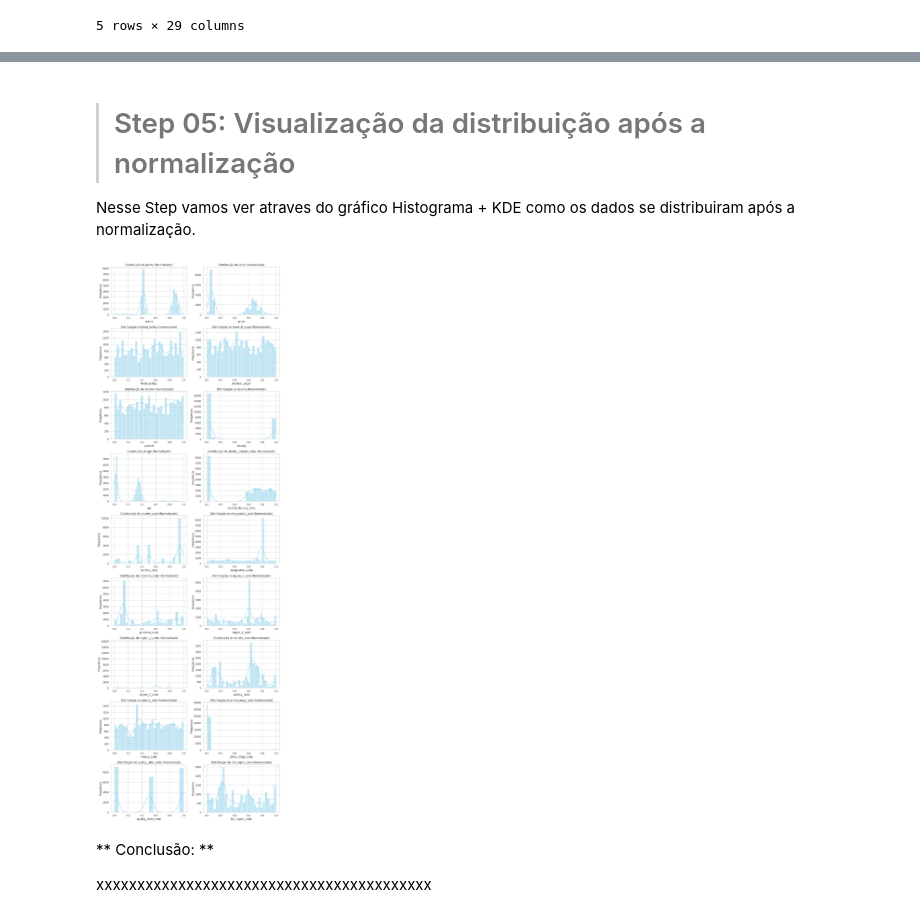
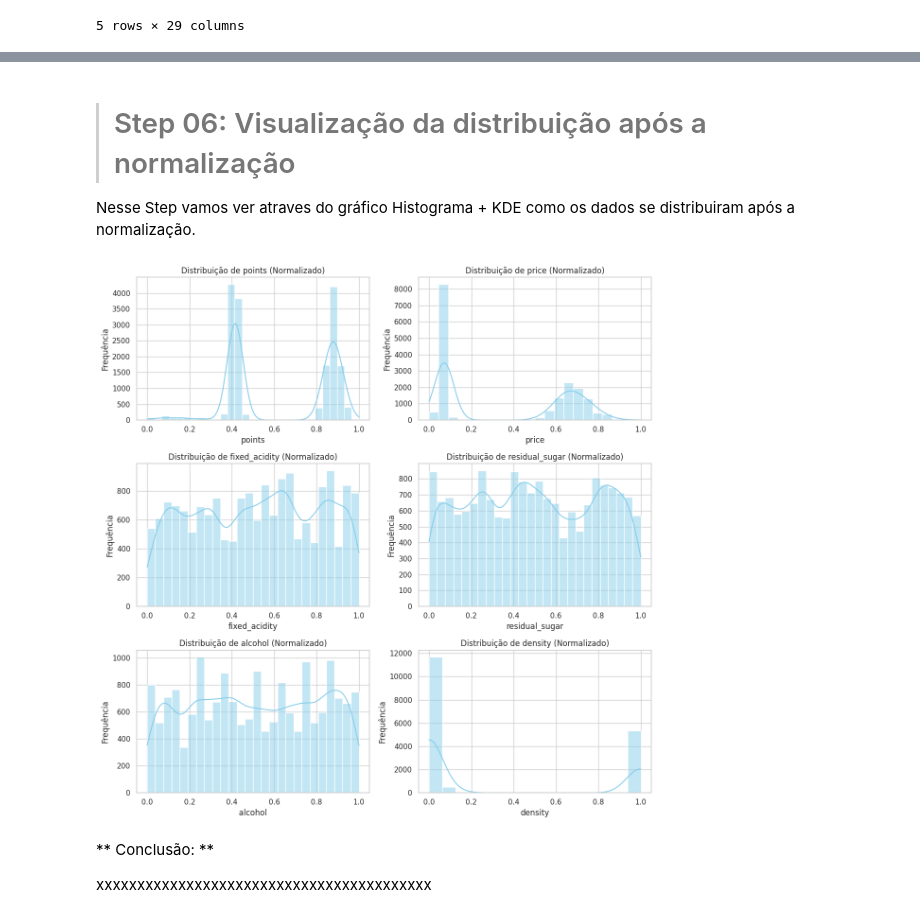
Before and after one commit to RodrigoMarenda/Analise_de_Dados, a Jupyter notebook: Wine_Quality.ipynb, the cells around one changed output, grey strips where cells are left out. Cells and saved outputs as stored; diff of their text form; code cells hidden in the pictures.

```diff
--- a/Wine_Quality.ipynb
+++ b/Wine_Quality.ipynb
@@ -1176,0 +1185,23 @@ df_final.head()
+# %%
+# Lista correta das colunas desejadas
+numeric_cols = ['points', 'price', 'fixed_acidity', 'residual_sugar', 'alcohol', 'density']
+
+# Seleciona apenas essas colunas
+X_train_selected = X_train[numeric_cols].copy()
+X_test_selected = X_test[numeric_cols].copy()
+
+# Inicializa o scaler
+scaler = MinMaxScaler()
+
+# Ajusta e transforma
+scaler.fit(X_train_selected)
+X_train_normalized = scaler.transform(X_train_selected)
+X_test_normalized = scaler.transform(X_test_selected)
+
+# Converte para DataFrame
+X_train_normalized_df = pd.DataFrame(X_train_normalized, columns=numeric_cols, index=X_train.index)
+X_test_normalized_df = pd.DataFrame(X_test_normalized, columns=numeric_cols, index=X_test.index)
+
+# Exibe as primeiras linhas
+print("\nPrimeiras 5 linhas dos dados normalizados (treino):")
+print(X_train_normalized_df.head())
@@ -1177,30 +1223,33 @@ df_final.head()
 # %% [markdown]
-> # Step 05: Visualização da distribuição após a normalização
+> # Step 06: Visualização da distribuição após a normalização
 
 Nesse Step vamos ver atraves do gráfico Histograma + KDE como os dados se distribuiram após a normalização.
 # %%
-# Visualização da distribuição após a normalização
-cols = df_normalizado.columns
+# Lista das colunas normalizadas
+numeric_cols = ['points', 'price', 'fixed_acidity', 'residual_sugar', 'alcohol', 'density']
+
+# Usa o DataFrame com dados normalizados (ex: X_train_normalized_df)
+cols = numeric_cols
 n_cols = 2
 n_rows = int(np.ceil(len(cols) / n_cols))
 
 fig, axes = plt.subplots(n_rows, n_cols, figsize=(12, 4 * n_rows))
 axes = axes.flatten()
 
 for i, col in enumerate(cols):
-    sns.histplot(df_normalizado[col], kde=True, ax=axes[i], color='skyblue')
+    sns.histplot(X_train_normalized_df[col], kde=True, ax=axes[i], color='skyblue')
     axes[i].set_title(f'Distribuição de {col} (Normalizado)')
     axes[i].set_xlabel(col)
     axes[i].set_ylabel('Frequência')
 
-# Remove eixos extras, caso existam
+# Remove eixos extras (caso sobre espaço no grid)
 for j in range(i + 1, len(axes)):
     fig.delaxes(axes[j])
 
 plt.tight_layout()
 plt.show()
 # %% [output]
-[figure, old version]
+[figure, new version]
 # %% [markdown]
 ** Conclusão: **
 
```
Also changed, not shown: parts of 23 cells of this notebook.
